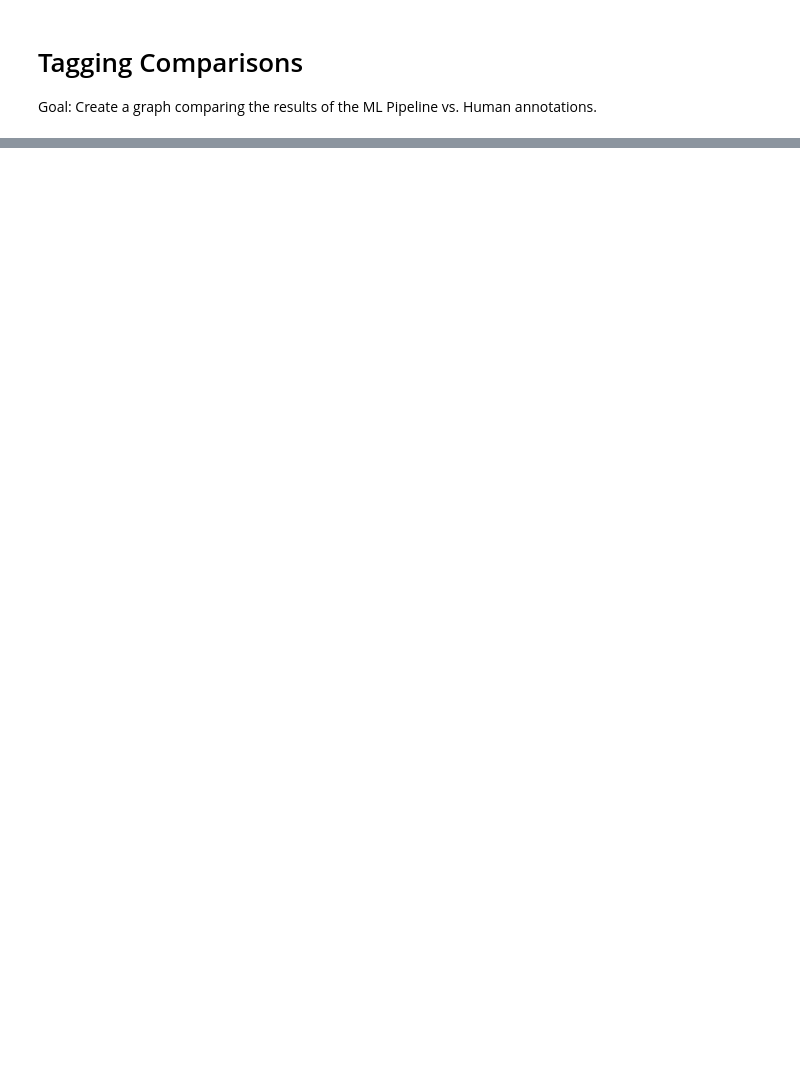
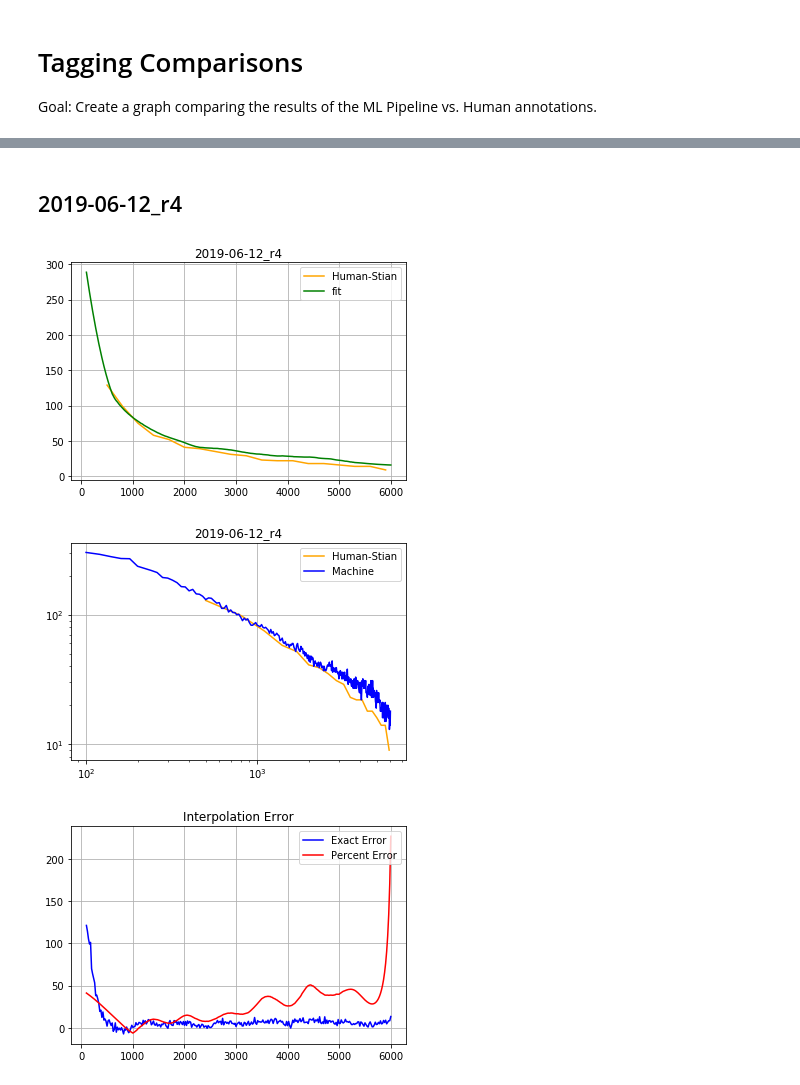
Before and after one commit to MLFilms/ImageAnnotation, a Jupyter notebook: TaggingComparisons.ipynb, the cells around one changed output, grey strips where cells are left out. Saved outputs shown, nothing was run; the diff lists cells and outputs as text; code cells hidden in the pictures; blank space fills up the shorter version.

```diff
--- a/TaggingComparisons.ipynb
+++ b/TaggingComparisons.ipynb
@@ -47,0 +105,13 @@ plotValues(csvDir, jsonDir, title)
+# %% [markdown]
+## 2019-06-12_r4
+# %%
+csvDir = '/home/stian/Desktop/testVid/r4/CSV/*.dat'
+jsonDir = '/home/stian/Desktop/testVid/r4/corrected/outIMG/*.json'
+title = "2019-06-12_r4"
+plotValues(csvDir, jsonDir, title)
+loglogValues(csvDir, jsonDir, title)
+interpolation(csvDir,jsonDir,'Interpolation Error')
+# %% [output]
+[figure, added]
+[figure, added]
+[figure, added]
```
Also changed, not shown: parts of 11 cells of this notebook.
